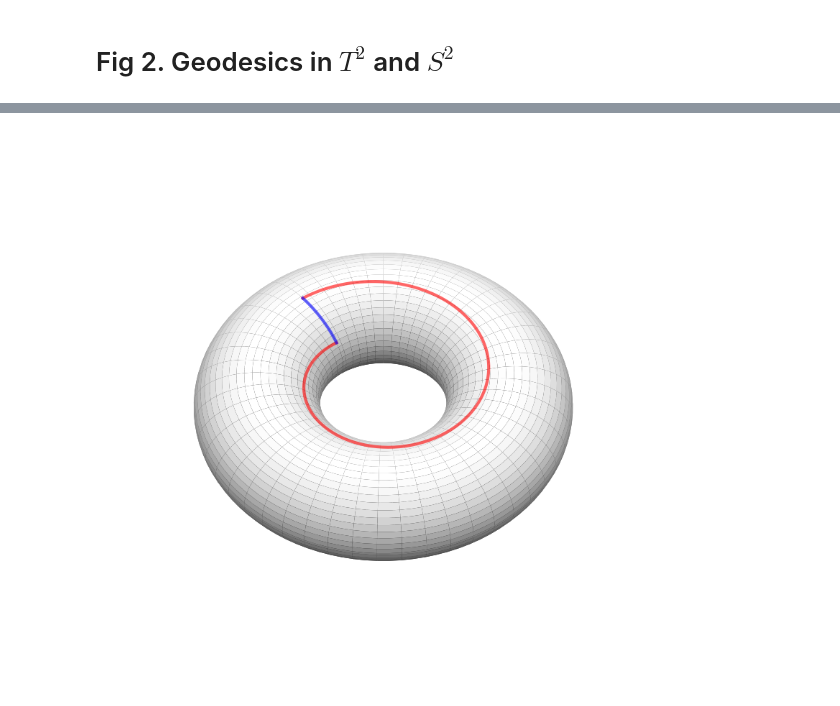
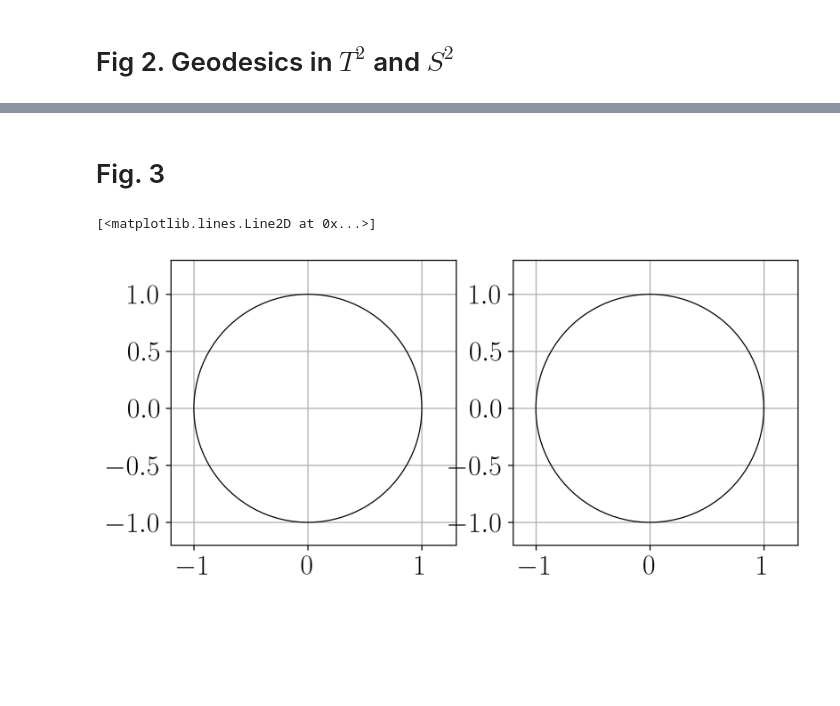
Before and after one commit to jesusBV20/source_seeking_3D, a Jupyter notebook: _images_paper.ipynb, the cells around one changed output, grey strips where cells are left out. Cells and saved outputs as stored; diff of their text form; code cells hidden in the pictures; blank space fills up the shorter version.

```diff
--- a/_images_paper.ipynb
+++ b/_images_paper.ipynb
@@ -204 +360,3 @@ fig_frame.plot_text(pb + 1.5*Rw[0,:] + np.array([0.1,0.2,0]) , r"$\omega$")
+# %% [markdown]
+# Fig. 3
 # %%
@@ -247,28 +378,46 @@ gamma2 = int_t2_geodesic(ang_0, ang_dot, 20)
-# %%
-## Figure generation ##
-fig = plt.figure(dpi=200)
-ax = fig.add_subplot(111, projection='3d')
-ax.set_axis_off()
-
-# Set elevation and azimuth angles
-ax.view_init(elev=50, azim=140)
-
-# Set equal limits for all axes
-ax.set_xlim([-1.3*R, 1.3*R])
-ax.set_ylim([-1.3*R, 1.3*R])
-ax.set_zlim([-1.3*R, 1.3*R])
-
-## T^2
-# Plot the torus
-ax.plot_surface(x, y, z, cmap='gray', alpha=1)
-
-# Plot the geodesics
-plot_curve(ax, gamma1)
-plot_curve(ax, gamma2, "blue")
-
-## S^2
-
-#fig_frame.fig.savefig(os.path.join(OUTPUT_FOLDER, "fig_2.png"))
-plt.show()
-# %% [output]
-[figure, removed]
+# %%
+theta = np.linspace(0, 2*np.pi, 100)
+x = np.cos(theta)
+y = np.sin(theta)
+# %%
+## Figure generation ##
+fig = plt.figure(dpi=300, figsize=[8,4])
+
+ax1 = fig.add_subplot(121)
+ax2 = fig.add_subplot(122)
+
+for ax in [ax1, ax2]:
+    #ax.set_axis_off()
+    ax.grid(True)
+    ax.set_aspect("equal")
+
+# Set equal limits for all axes
+lims = [-1.2,1.3]
+ax1.set_xlim(lims)
+ax1.set_ylim(lims)
+ax2.set_xlim(lims)
+ax2.set_ylim(lims)
+
+##################
+# Plot circle (M = S^1)
+ax1.plot(x, y, "k", lw=0.8)
+ax2.plot(x, y, "k", lw=0.8)
+
+
+# # Plot the geodesics
+# plot_curve(ax1, gamma1_t)
+# plot_curve(ax1, gamma2_t, "blue")
+
+# # Plot init and final point
+# ax1.plot(gamma1_t[0][0], gamma1_t[1][0], gamma1_t[2][0], '.k', zorder=20, markersize=2)
+# ax1.plot(gamma1_t[0][-1], gamma1_t[1][-1], gamma1_t[2][-1], '.k', zorder=20, markersize=2)
+
+# # Plot text
+# ax1.text3D(gamma1_t[0][0]-2.5, gamma1_t[1][0]-2, gamma1_t[2][0]-0.7, r"$\gamma$", c="b", size=12)
+# ax1.text3D(gamma1_t[0][0]-0.4, gamma1_t[1][0]+0.6, gamma1_t[2][0], r"$\gamma_g$", c="r", size=12)
+# ax1.text3D(gamma1_t[0][0]+0.4, gamma1_t[1][0]+0.15, gamma1_t[2][0], r"$q_a$", c="k", size=9)
+# ax1.text3D(gamma1_t[0][-1]-0.3, gamma1_t[1][-1]+0.25, gamma1_t[2][-1], r"$q_b$", c="k", size=9)
+# ax1.text3D(-3,1,1, r"$\mathbb{T}^2$", c="k", size=15)
+# %% [output]
+[<matplotlib.lines.Line2D at 0x...>]
+[figure, added]
```
Also changed, not shown: parts of 7 cells of this notebook.
